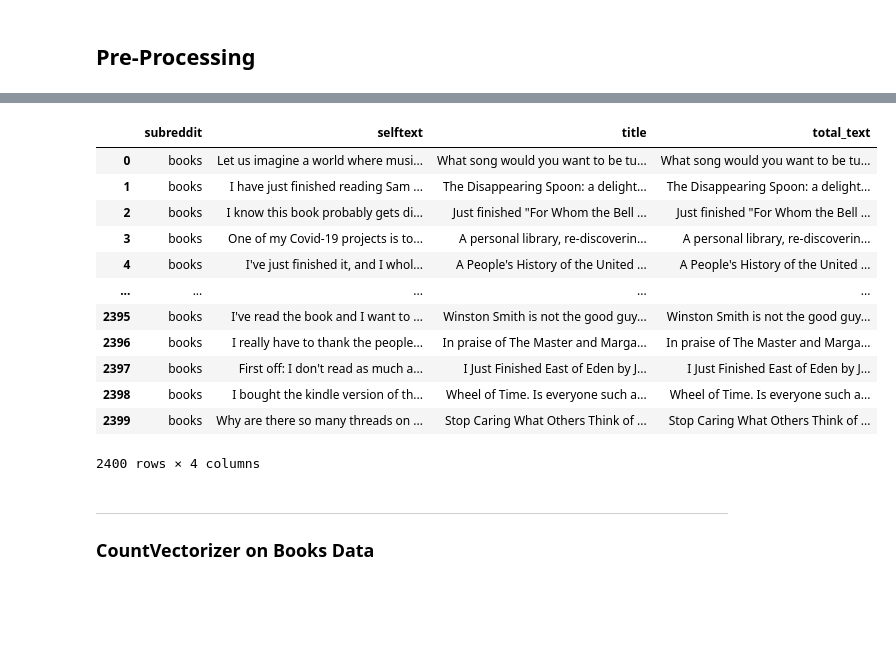
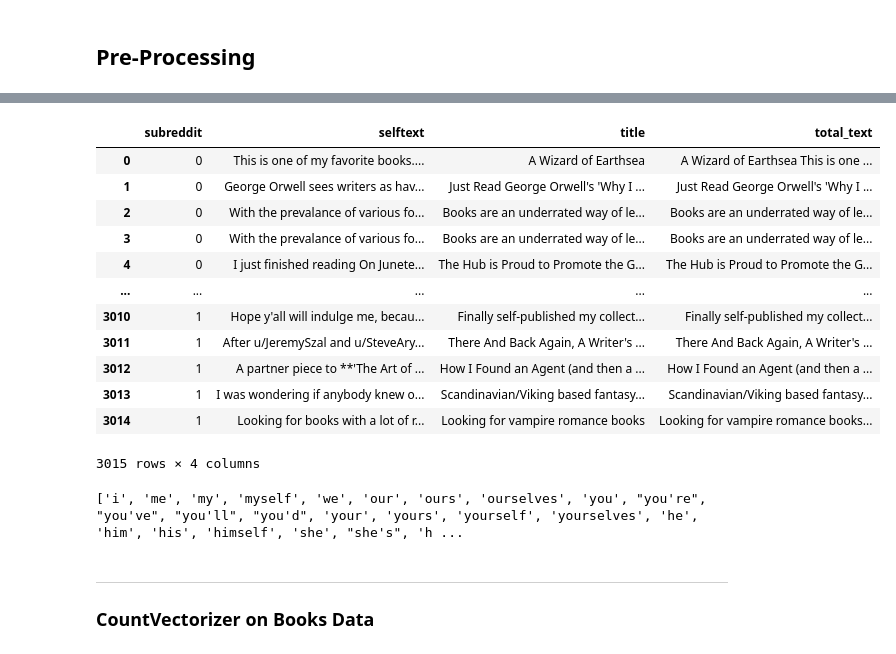
Before and after one commit to sbhewitt/NLP_Classification_Project, a Jupyter notebook: 02_Book_Preprocessing_Modeling.ipynb, the cells around one changed output, grey strips where cells are left out. Saved outputs shown, nothing was run; the diff lists cells and outputs as text; code cells hidden in the pictures; blank space fills up the shorter version.

```diff
--- a/02_Book_Preprocessing_Modeling.ipynb
+++ b/02_Book_Preprocessing_Modeling.ipynb
@@ -71,23 +39,32 @@ total_data
 # %%
 # combine title and selftextvalues into one column
 books_data['total_text'] = books_data['title'] + ' ' + books_data['selftext']
 fantasy_data['total_text'] = fantasy_data['title'] + ' ' + fantasy_data['selftext']
 total_data['total_text'] = total_data['title'] + ' ' + total_data['selftext']
-books_data
+total_data
 # %% [output]
 |  | subreddit | selftext | title | total_text |
-| 0 | books | Let us imagine a world where musi... | What song would you want to be tu... | What song would you want to be tu... |
-| 1 | books | I have just finished reading Sam ... | The Disappearing Spoon: a delight... | The Disappearing Spoon: a delight... |
-| 2 | books | I know this book probably gets di... | Just finished "For Whom the Bell ... | Just finished "For Whom the Bell ... |
-| 3 | books | One of my Covid-19 projects is to... | A personal library, re-discoverin... | A personal library, re-discoverin... |
-| 4 | books | I've just finished it, and I whol... | A People's History of the United ... | A People's History of the United ... |
+| 0 | 0 | This is one of my favorite books.... | A Wizard of Earthsea | A Wizard of Earthsea This is one ... |
+| 1 | 0 | George Orwell sees writers as hav... | Just Read George Orwell's 'Why I ... | Just Read George Orwell's 'Why I ... |
+| 2 | 0 | With the prevalance of various fo... | Books are an underrated way of le... | Books are an underrated way of le... |
+| 3 | 0 | With the prevalance of various fo... | Books are an underrated way of le... | Books are an underrated way of le... |
+| 4 | 0 | I just finished reading On Junete... | The Hub is Proud to Promote the G... | The Hub is Proud to Promote the G... |
 | ... | ... | ... | ... | ... |
-| 2395 | books | I've read the book and I want to ... | Winston Smith is not the good guy... | Winston Smith is not the good guy... |
-| 2396 | books | I really have to thank the people... | In praise of The Master and Marga... | In praise of The Master and Marga... |
-| 2397 | books | First off: I don't read as much a... | I Just Finished East of Eden by J... | I Just Finished East of Eden by J... |
-| 2398 | books | I bought the kindle version of th... | Wheel of Time. Is everyone such a... | Wheel of Time. Is everyone such a... |
-| 2399 | books | Why are there so many threads on ... | Stop Caring What Others Think of ... | Stop Caring What Others Think of ... |
+| 3010 | 1 | Hope y'all will indulge me, becau... | Finally self-published my collect... | Finally self-published my collect... |
+| 3011 | 1 | After u/JeremySzal and u/SteveAry... | There And Back Again, A Writer's ... | There And Back Again, A Writer's ... |
+| 3012 | 1 | A partner piece to **'The Art of ... | How I Found an Agent (and then a ... | How I Found an Agent (and then a ... |
+| 3013 | 1 | I was wondering if anybody knew o... | Scandinavian/Viking based fantasy... | Scandinavian/Viking based fantasy... |
+| 3014 | 1 | Looking for books with a lot of r... | Looking for vampire romance books | Looking for vampire romance books... |
-2400 rows × 4 columns
+3015 rows × 4 columns
+# %%
+import nltk
+stopwords = nltk.corpus.stopwords.words('english')
+new_words=('book', 'books', 'cuckholdry')
+for i in new_words:
+    stopwords.append(i)
+print(stopwords)
+# %% [output]
+['i', 'me', 'my', 'myself', 'we', 'our', 'ours', 'ourselves', 'you', "you're", "you've", "you'll", "you'd", 'your', 'yours', 'yourself', 'yourselves', 'he', 'him', 'his', 'himself', 'she', "she's", 'h ...
 # %% [markdown]
 ---
 ### CountVectorizer on Books Data
```
Also changed, not shown: parts of 65 cells of this notebook, 7 other files.
